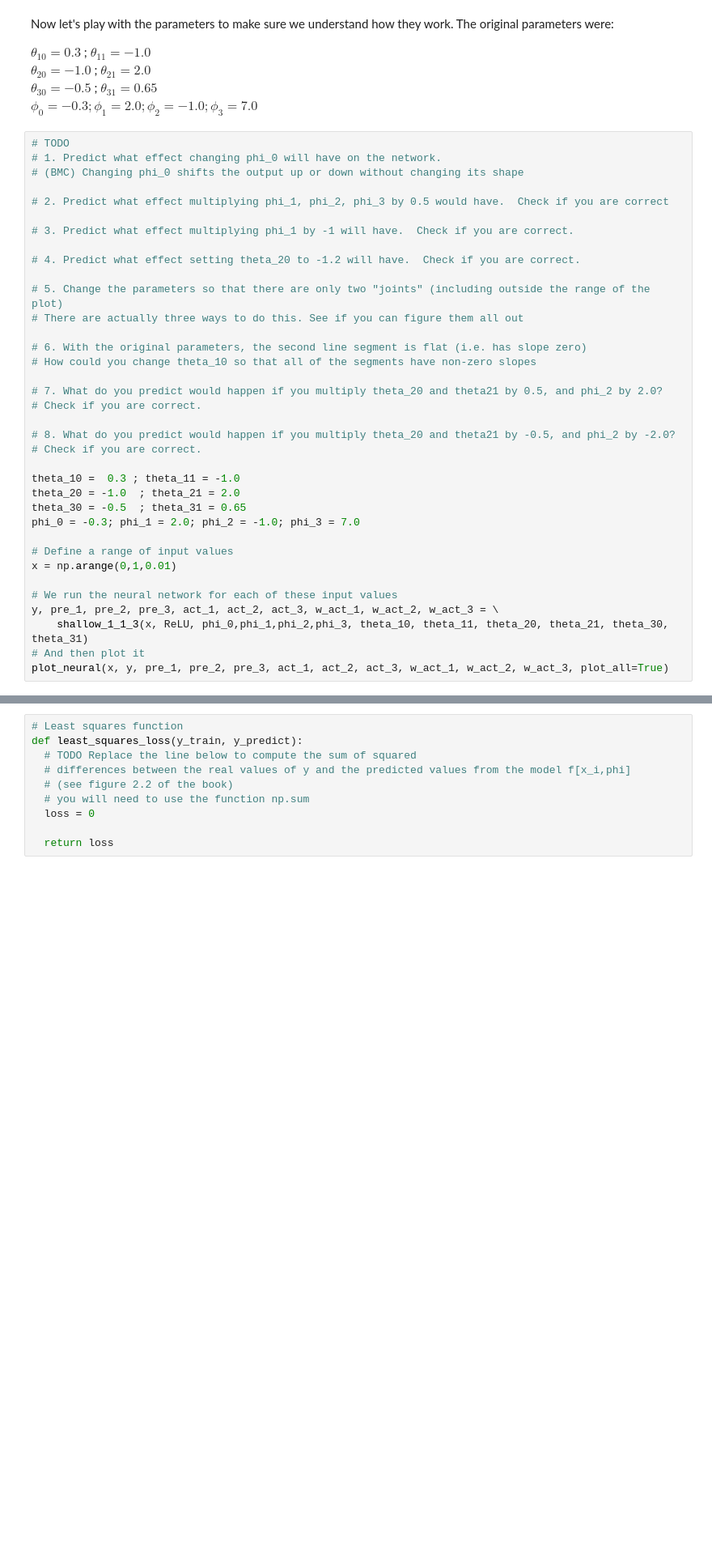
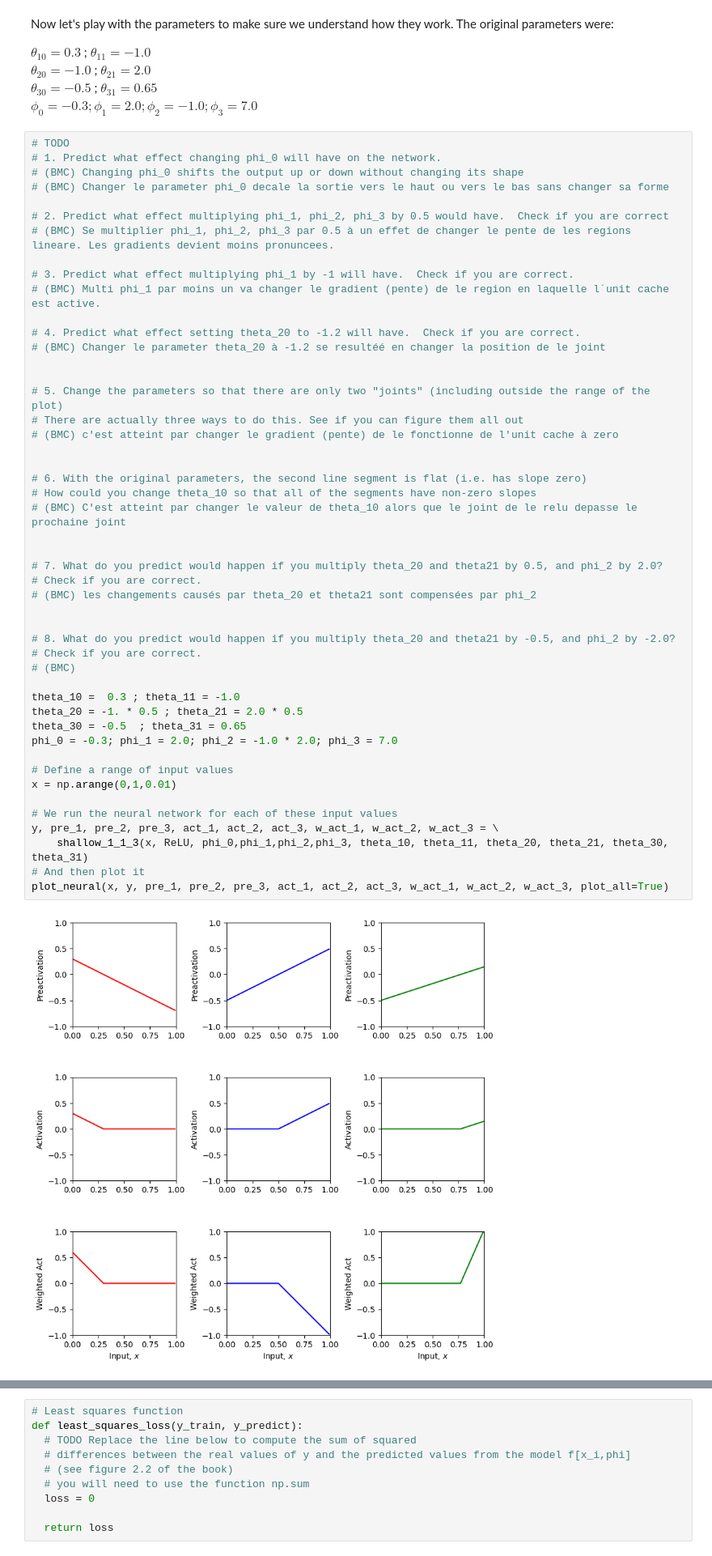
Before and after one commit to meisben/udlbook, a Jupyter notebook: Notebooks/Chap03/3_1_Shallow_Networks_I.ipynb, the cells around one changed output, grey strips where cells are left out. Shown at 81% size. Cells and saved outputs as stored; diff of their text form; blank space fills up the shorter version.

```diff
--- a/Notebooks/Chap03/3_1_Shallow_Networks_I.ipynb
+++ b/Notebooks/Chap03/3_1_Shallow_Networks_I.ipynb
@@ -144,35 +144,49 @@ $\phi_0 = -0.3; \phi_1 = 2.0; \phi_2 = -1.0; \phi_3 = 7.0$
 # TODO
 # 1. Predict what effect changing phi_0 will have on the network.
 # (BMC) Changing phi_0 shifts the output up or down without changing its shape
+# (BMC) Changer le parameter phi_0 decale la sortie vers le haut ou vers le bas sans changer sa forme
 
 # 2. Predict what effect multiplying phi_1, phi_2, phi_3 by 0.5 would have.  Check if you are correct
+# (BMC) Se multiplier phi_1, phi_2, phi_3 par 0.5 à un effet de changer le pente de les regions lineare. Les gradients devient moins pronuncees.
 
 # 3. Predict what effect multiplying phi_1 by -1 will have.  Check if you are correct.
+# (BMC) Multi phi_1 par moins un va changer le gradient (pente) de le region en laquelle l´unit cache est active.
 
 # 4. Predict what effect setting theta_20 to -1.2 will have.  Check if you are correct.
+# (BMC) Changer le parameter theta_20 à -1.2 se resultéé en changer la position de le joint
+
 
 # 5. Change the parameters so that there are only two "joints" (including outside the range of the plot)
 # There are actually three ways to do this. See if you can figure them all out
+# (BMC) c'est atteint par changer le gradient (pente) de le fonctionne de l'unit cache à zero
+
 
 # 6. With the original parameters, the second line segment is flat (i.e. has slope zero)
 # How could you change theta_10 so that all of the segments have non-zero slopes
+# (BMC) C'est atteint par changer le valeur de theta_10 alors que le joint de le relu depasse le prochaine joint
+
 
 # 7. What do you predict would happen if you multiply theta_20 and theta21 by 0.5, and phi_2 by 2.0?
 # Check if you are correct.
+# (BMC) les changements causés par theta_20 et theta21 sont compensées par phi_2
+
 
 # 8. What do you predict would happen if you multiply theta_20 and theta21 by -0.5, and phi_2 by -2.0?
 # Check if you are correct.
+# (BMC)
 
 theta_10 =  0.3 ; theta_11 = -1.0
-theta_20 = -1.0  ; theta_21 = 2.0
+theta_20 = -1. * 0.5 ; theta_21 = 2.0 * 0.5
 theta_30 = -0.5  ; theta_31 = 0.65
-phi_0 = -0.3; phi_1 = 2.0; phi_2 = -1.0; phi_3 = 7.0
+phi_0 = -0.3; phi_1 = 2.0; phi_2 = -1.0 * 2.0; phi_3 = 7.0
 
 # Define a range of input values
 x = np.arange(0,1,0.01)
 
 # We run the neural network for each of these input values
 y, pre_1, pre_2, pre_3, act_1, act_2, act_3, w_act_1, w_act_2, w_act_3 = \
     shallow_1_1_3(x, ReLU, phi_0,phi_1,phi_2,phi_3, theta_10, theta_11, theta_20, theta_21, theta_30, theta_31)
 # And then plot it
 plot_neural(x, y, pre_1, pre_2, pre_3, act_1, act_2, act_3, w_act_1, w_act_2, w_act_3, plot_all=True)
+# %% [output]
+[figure, added]
```
Also changed, not shown: parts of 1 cell of this notebook.
